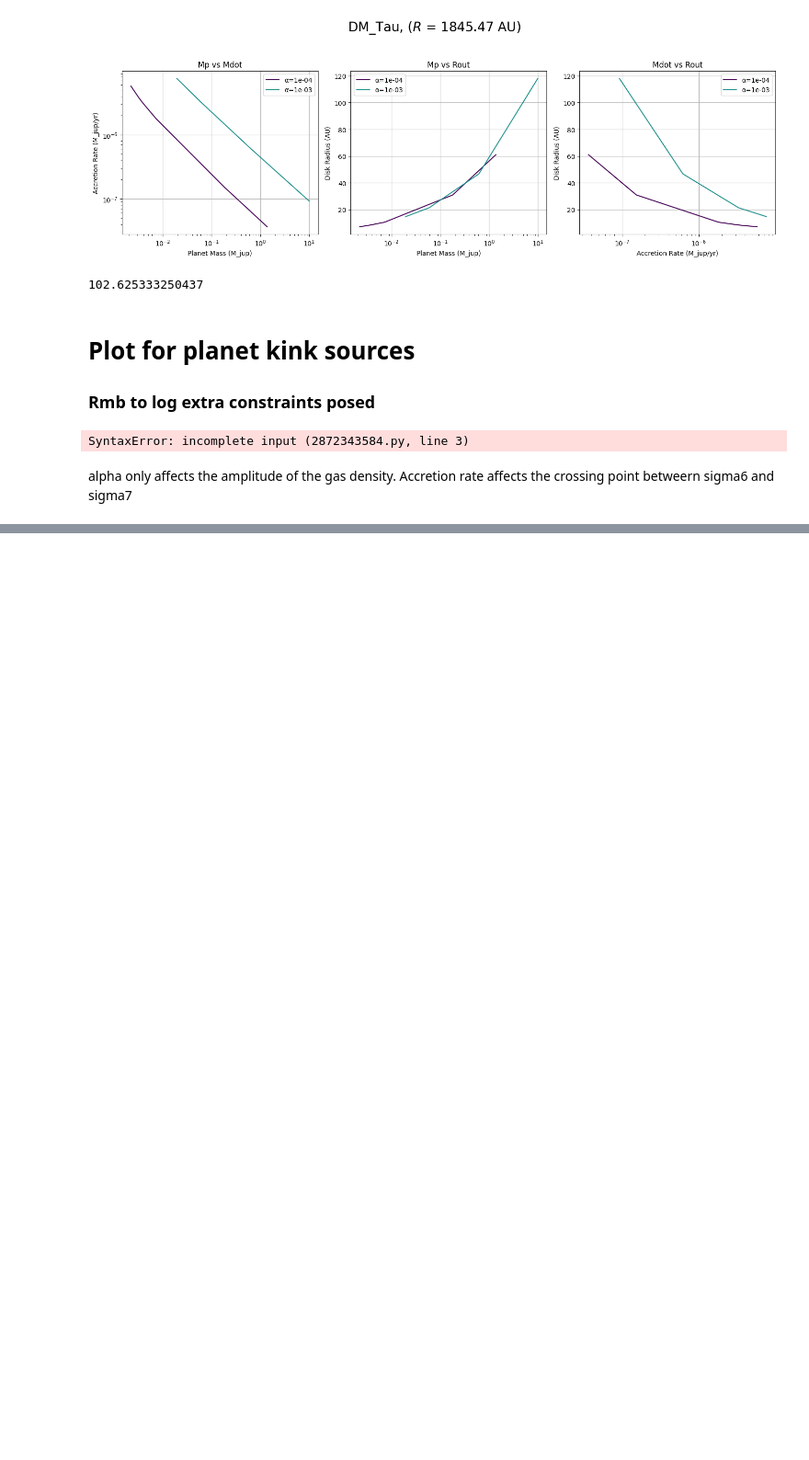
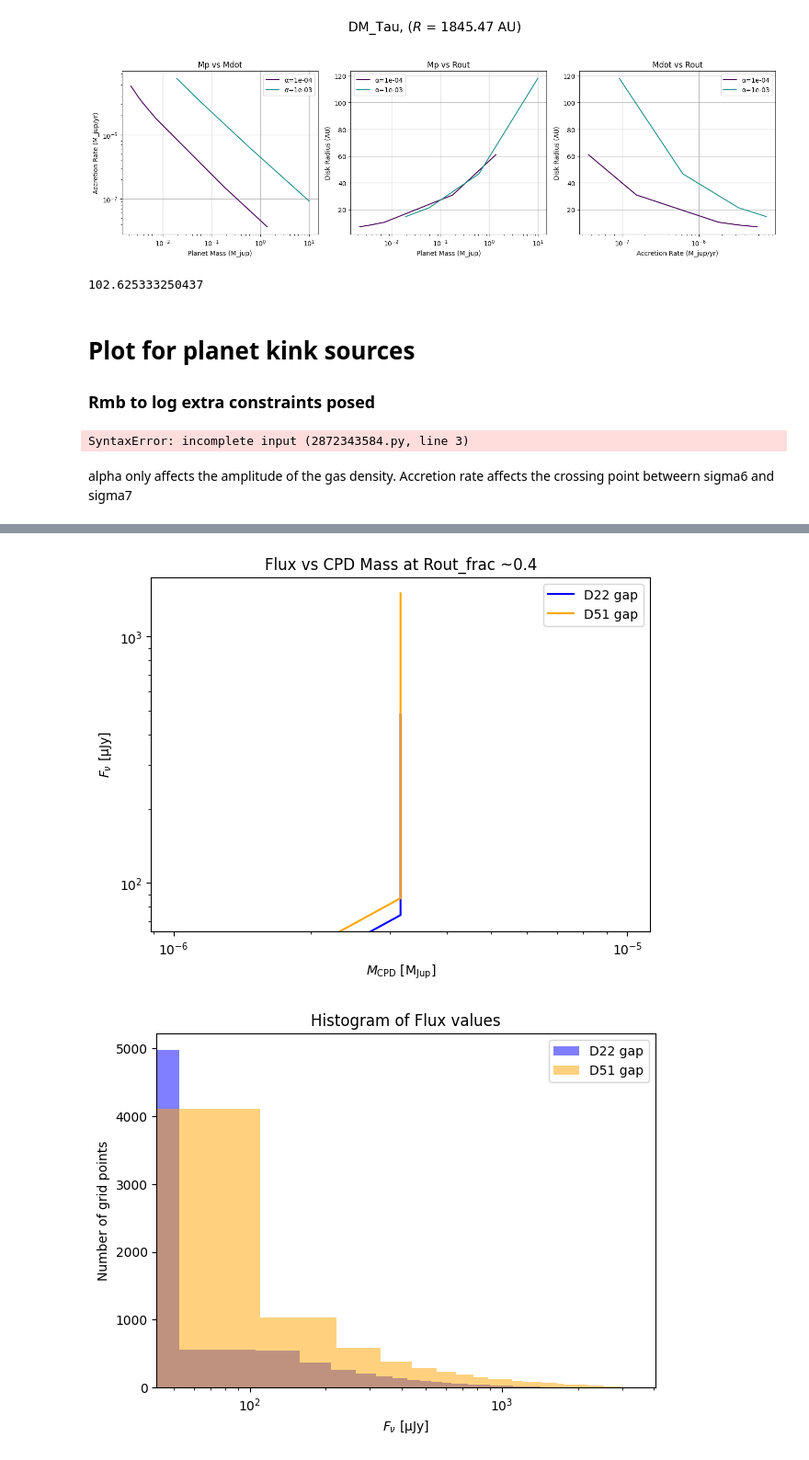
Before and after one commit to VWelke/CPD_MPIA, a Jupyter notebook: CPD_Emission_Models/CPD_Em_Zhu.ipynb, the cells around one changed output, grey strips where cells are left out. Shown at 92% size. Drawn from its saved outputs; the diff is of its cells as text; code cells hidden in the pictures; blank space fills up the shorter version.

```diff
--- a/CPD_Emission_Models/CPD_Em_Zhu.ipynb
+++ b/CPD_Emission_Models/CPD_Em_Zhu.ipynb
@@ -713,7 +714,7 @@ def zhu_plots_flux_map(target_flux_arr, disk_arr=None, rp=165, lam_mm=1.25, alph
             RHill = rp * (Mp / (3 * M_star_jup))**(1/3)
             print(f'Calculating for Mp = {Mp:.3f} Mjup, Rout_frac = {frac:.3f} -> RHill = {RHill:.2f} au')
             Rout = frac * RHill
-            out = calculate_disk_properties(
+            out = calculate_disk_properties_zhu(
                 M_star=disk_arr[1], Mp=Mp, Mdot=1e-6, alpha=alpha,  # pick fiducial Mdot
                 kappaR=2.4, Rin=1, rp=rp, d_pc=disk_arr[2],
                 mode="b", lam_mm=lam_mm, T_ISM=10.0, Lplanet=1e-5,
@@ -1043,0 +1414,53 @@ alpha only affects the amplitude of the gas density. Accretion rate affects the
+# %%
+
+# plot flux distribution for D22 and D51 gaps
+
+fig, ax = plt.subplots(figsize=(7, 5))
+ax.plot(Mcpd_D22[30, :], Flux_D22[30, :], label='D22 gap', color='blue')
+ax.plot(Mcpd_D51[30, :], Flux_D51[30, :], label='D51 gap', color='orange')
+ax.set_xscale('log')
+ax.set_yscale('log')
+ax.set_xlabel(r"$M_{\rm CPD}$ [M$_{\rm Jup}$]")
+ax.set_ylabel(r"$F_\nu$ [μJy]")
+ax.set_title("Flux vs CPD Mass at Rout_frac ~0.4")
+ax.legend()
+plt.show()
+
+
+# plot histogram of flux values for D22 and D51 gaps
+fig, ax = plt.subplots(figsize=(7, 5))
+ax.hist(Flux_D22.flatten(), bins=30, alpha=0.5, label='D22 gap', color='blue')
+ax.hist(Flux_D51.flatten(), bins=30, alpha=0.5, label='D51 gap', color='orange')
+ax.set_xscale('log')
+ax.set_xlabel(r"$F_\nu$ [μJy]")
+ax.set_ylabel("Number of grid points")
+ax.set_title("Histogram of Flux values")
+ax.legend()
+
+
+Zhu_plot_flux_map(
+    Mp_D22, Rout_D22, Flux_D22, Mcpd_D22,
+    disk_arr=HD1423006_disk_arr,
+    rp=rD22,
+    alpha=1e-3,
+    res_au=7.4,        # ALMA beam in AU (adjust if different)
+    color='Blues',
+    sigma_ujy=71,      # lowest RMS value from your flux list
+    det_sigma=None
+)
+
+
+
+Zhu_plot_flux_map(
+    Mp_D51, Rout_D51, Flux_D51, Mcpd_D51,
+    disk_arr=HD1423006_disk_arr,
+    rp=rD51,
+    alpha=1e-3,
+    res_au=7.4,
+    color='Blues',
+    sigma_ujy=85,
+    det_sigma=None
+)
+# %% [output]
+[figure, added]
+[figure, added]
```
Also changed, not shown: parts of 13 cells of this notebook, 3 other files.
